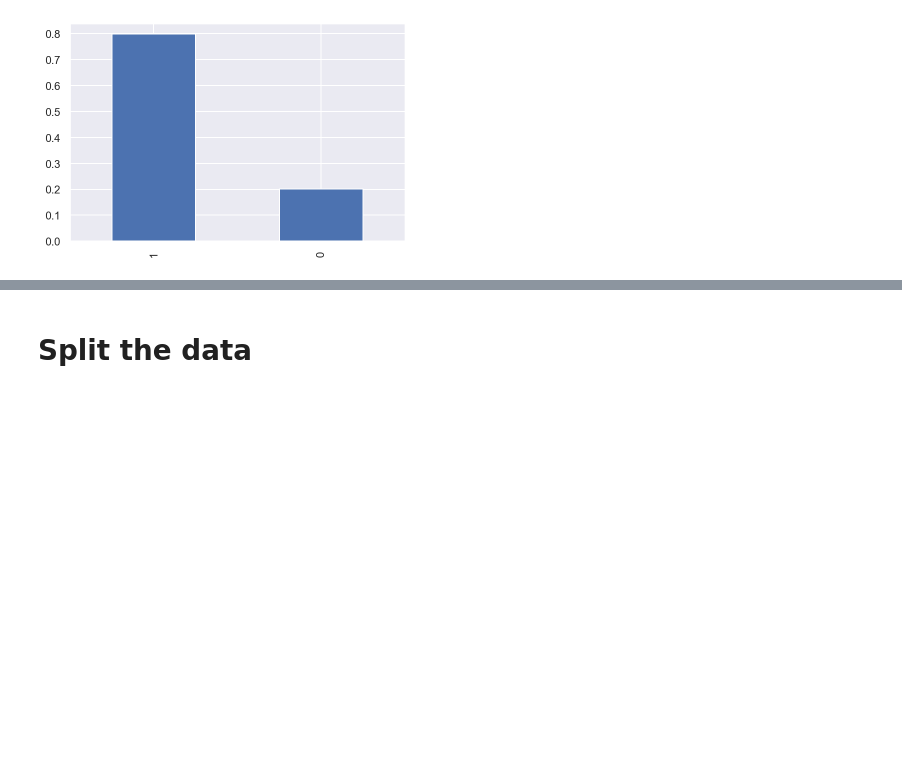
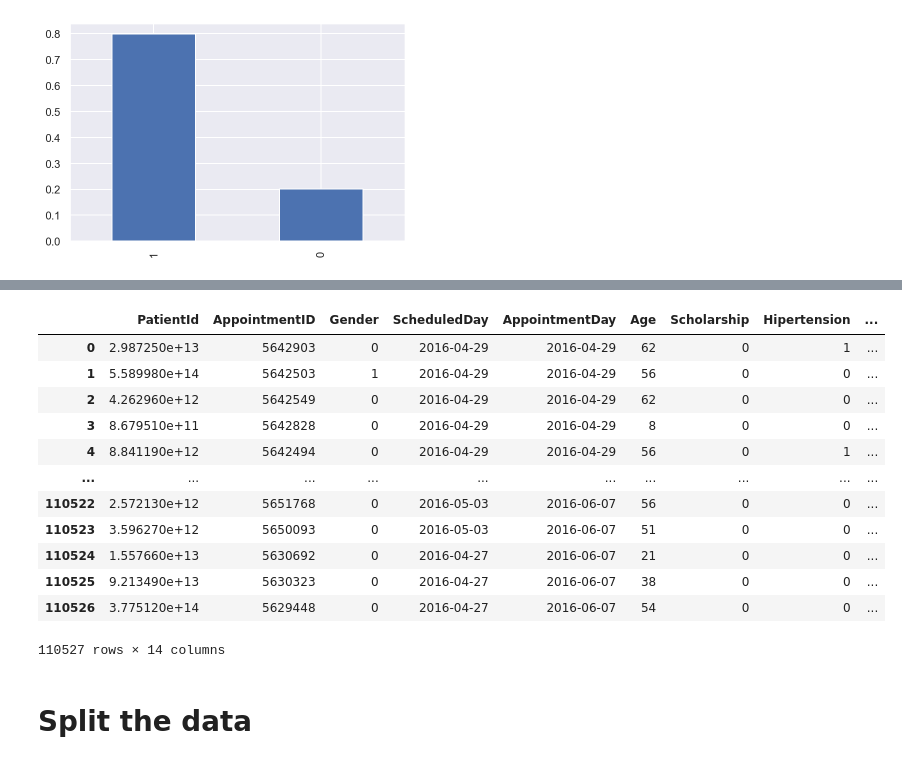
Before and after one commit to AbeerAB/Classification, a Jupyter notebook: Classification Code.ipynb, the cells around one changed output, grey strips where cells are left out. Drawn from its saved outputs; the diff is of its cells as text; code cells hidden in the pictures; blank space fills up the shorter version.

```diff
--- a/Classification Code.ipynb
+++ b/Classification Code.ipynb
@@ -188,3 +186,20 @@ df['diff'] = df['AppointmentDay'] - df['ScheduledDay']
+# %%
+df_appointments['days'] = df_appointments['AppointmentDay'] - df_appointments['ScheduledDay']
+df_appointments
+# %% [output]
+|  | PatientId | AppointmentID | Gender | ScheduledDay | AppointmentDay | Age | Scholarship | Hipertension | ... |
+| 0 | 2.987250e+13 | 5642903 | 0 | 2016-04-29 | 2016-04-29 | 62 | 0 | 1 | ... |
+| 1 | 5.589980e+14 | 5642503 | 1 | 2016-04-29 | 2016-04-29 | 56 | 0 | 0 | ... |
+| 2 | 4.262960e+12 | 5642549 | 0 | 2016-04-29 | 2016-04-29 | 62 | 0 | 0 | ... |
+| 3 | 8.679510e+11 | 5642828 | 0 | 2016-04-29 | 2016-04-29 | 8 | 0 | 0 | ... |
+| 4 | 8.841190e+12 | 5642494 | 0 | 2016-04-29 | 2016-04-29 | 56 | 0 | 1 | ... |
+| ... | ... | ... | ... | ... | ... | ... | ... | ... | ... |
+| 110522 | 2.572130e+12 | 5651768 | 0 | 2016-05-03 | 2016-06-07 | 56 | 0 | 0 | ... |
+| 110523 | 3.596270e+12 | 5650093 | 0 | 2016-05-03 | 2016-06-07 | 51 | 0 | 0 | ... |
+| 110524 | 1.557660e+13 | 5630692 | 0 | 2016-04-27 | 2016-06-07 | 21 | 0 | 0 | ... |
+| 110525 | 9.213490e+13 | 5630323 | 0 | 2016-04-27 | 2016-06-07 | 38 | 0 | 0 | ... |
+| 110526 | 3.775120e+14 | 5629448 | 0 | 2016-04-27 | 2016-06-07 | 54 | 0 | 0 | ... |
+110527 rows × 14 columns
 # %% [markdown]
 # Split the data
 # %%
```
Also changed, not shown: parts of 9 cells of this notebook.
